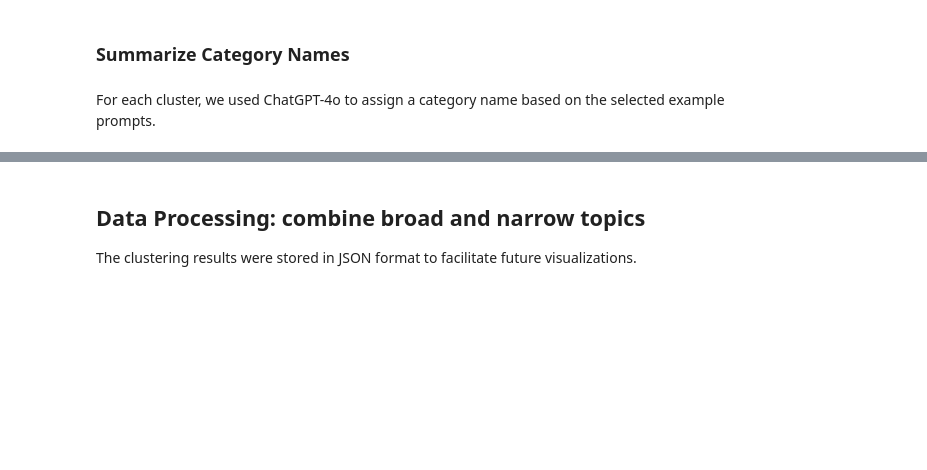
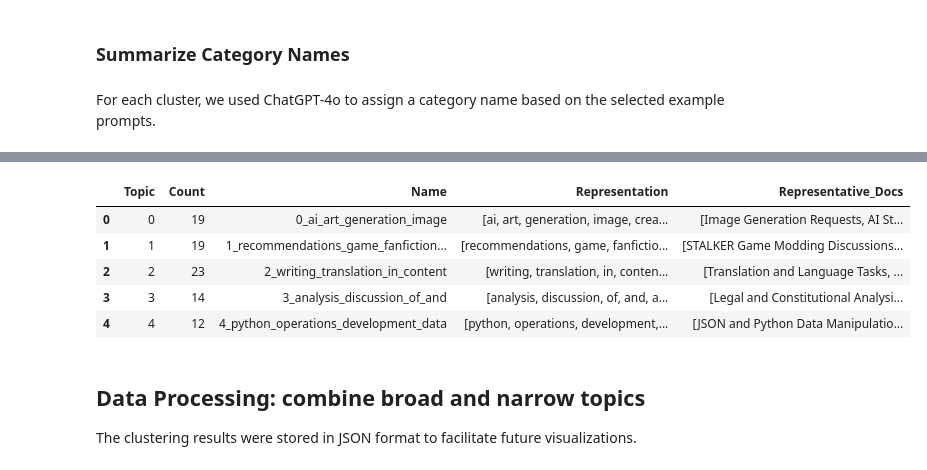
Before and after one commit to lmarena/arena-catalog, a Jupyter notebook: topic_clustering/topic_explorer_script.ipynb, the cells around one changed output, grey strips where cells are left out. Cells and saved outputs as stored; diff of their text form; code cells hidden in the pictures; blank space fills up the shorter version.

```diff
--- a/topic_clustering/topic_explorer_script.ipynb
+++ b/topic_clustering/topic_explorer_script.ipynb
@@ -161,5 +237,5 @@ We performed topic clustering again on the category names of these 279 specific
 # %%
-broad_doc = summaries_df['Category']
+broad_doc = list(summaries_df['Category'])
 
 # Create embeddings
 model = SentenceTransformer('sentence-transformers/all-mpnet-base-v2')
@@ -175,7 +251,6 @@ topic_model= BERTopic(
         umap_model=umap_model,
         hdbscan_model=hdbscan_model,
         vectorizer_model=vectorizer_model,
-        # representation_model=openai_model,
 
         top_n_words=3,
         verbose=True
@@ -210,3 +293,12 @@ broad_summaries_df.to_csv(f"{file_path}/recent_english_broad_categories.csv", in
+# %%
+topic_model.get_topic_info().head()
+# %% [output]
+|  | Topic | Count | Name | Representation | Representative_Docs |
+| 0 | 0 | 19 | 0_ai_art_generation_image | [ai, art, generation, image, crea... | [Image Generation Requests, AI St... |
+| 1 | 1 | 19 | 1_recommendations_game_fanfiction... | [recommendations, game, fanfictio... | [STALKER Game Modding Discussions... |
+| 2 | 2 | 23 | 2_writing_translation_in_content | [writing, translation, in, conten... | [Translation and Language Tasks, ... |
+| 3 | 3 | 14 | 3_analysis_discussion_of_and | [analysis, discussion, of, and, a... | [Legal and Constitutional Analysi... |
+| 4 | 4 | 12 | 4_python_operations_development_data | [python, operations, development,... | [JSON and Python Data Manipulatio... |
 # %% [markdown]
 ## Data Processing: combine broad and narrow topics
 
```
Also changed, not shown: parts of 16 cells of this notebook, 10 other files.
